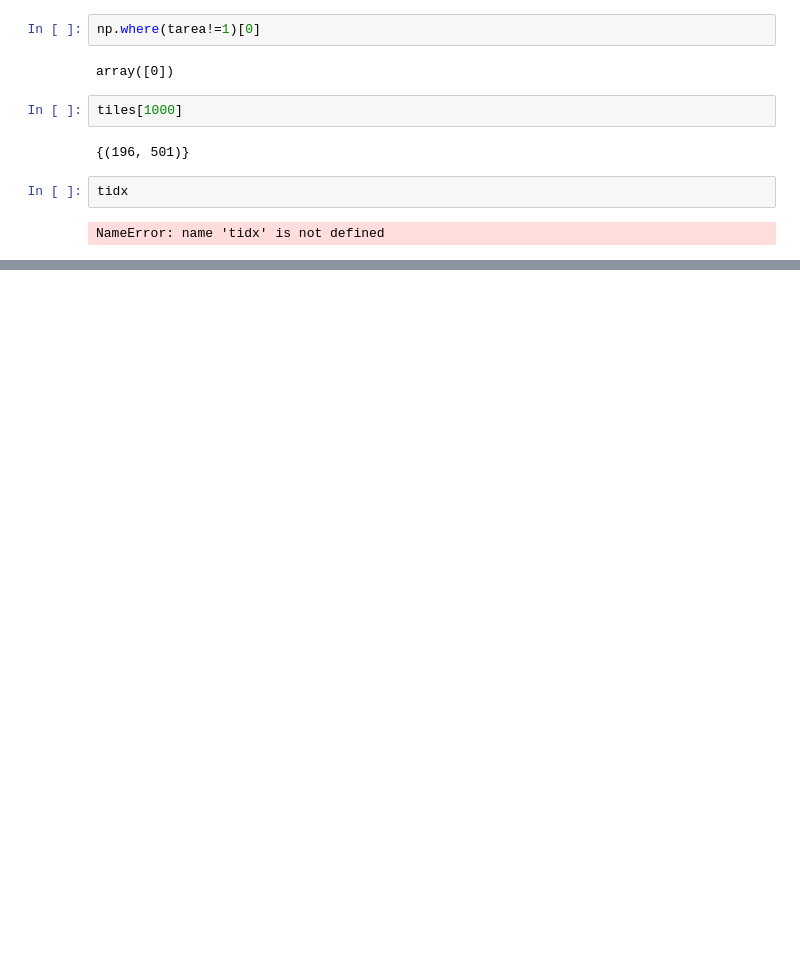
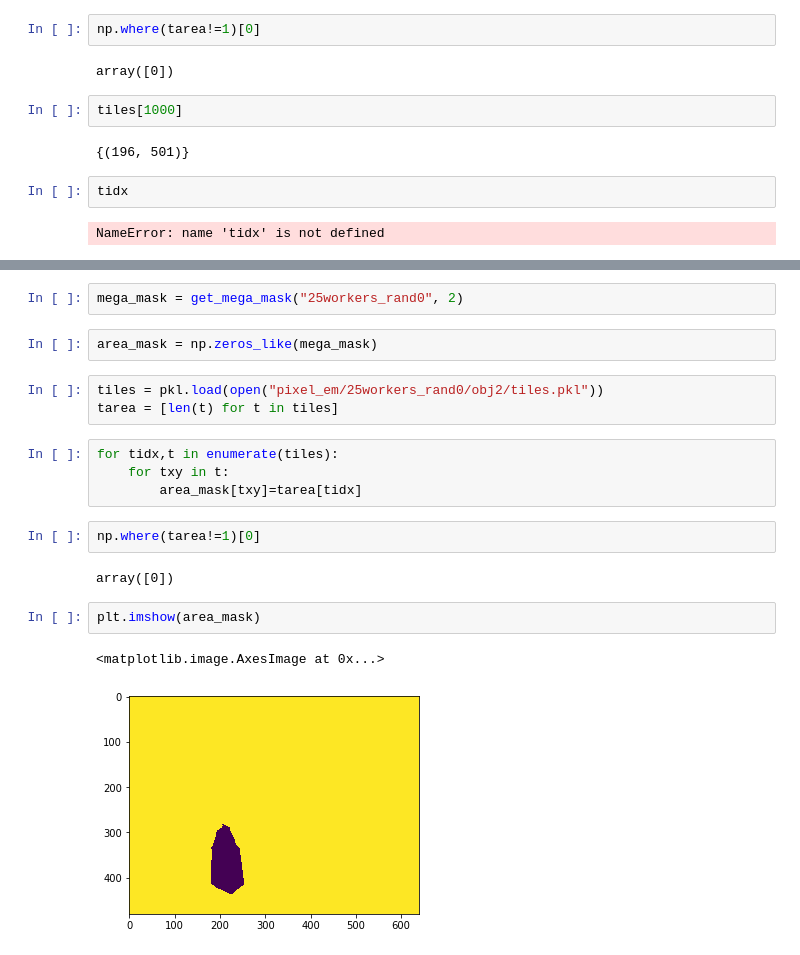
Before and after one commit to cognoscentai/segmentation, a Jupyter notebook: ipynb/Untitled.ipynb, the cells around one changed output, grey strips where cells are left out. Drawn from its saved outputs; the diff is of its cells as text; blank space fills up the shorter version.

Commit message:
fixed PixTile bug

```diff
--- a/ipynb/Untitled.ipynb
+++ b/ipynb/Untitled.ipynb
@@ -73,0 +62,20 @@ tiles
+# %%
+mega_mask = get_mega_mask("25workers_rand0", 2)
+# %%
+area_mask = np.zeros_like(mega_mask)
+# %%
+tiles = pkl.load(open("pixel_em/25workers_rand0/obj2/tiles.pkl"))
+tarea = [len(t) for t in tiles]
+# %%
+for tidx,t in enumerate(tiles):
+    for txy in t:
+        area_mask[txy]=tarea[tidx]
+# %%
+np.where(tarea!=1)[0]
+# %% [output]
+array([0])
+# %%
+plt.imshow(area_mask)
+# %% [output]
+<matplotlib.image.AxesImage at 0x...>
+[figure, added]
```
Also changed, not shown: parts of 12 cells of this notebook, 3 other files.
